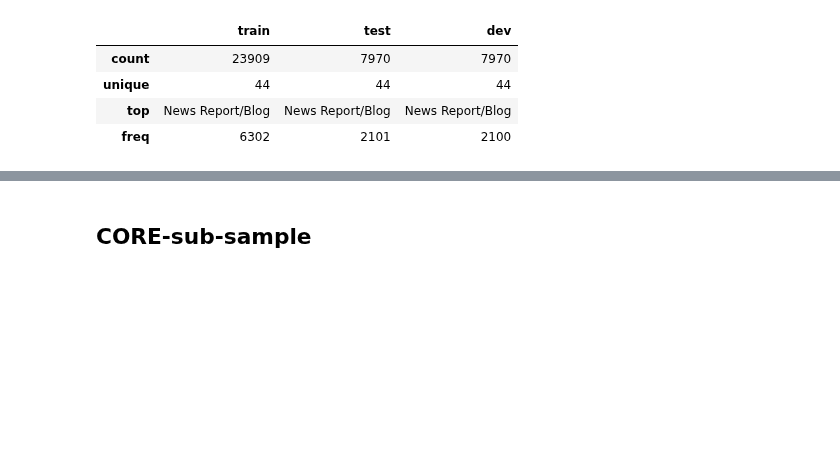
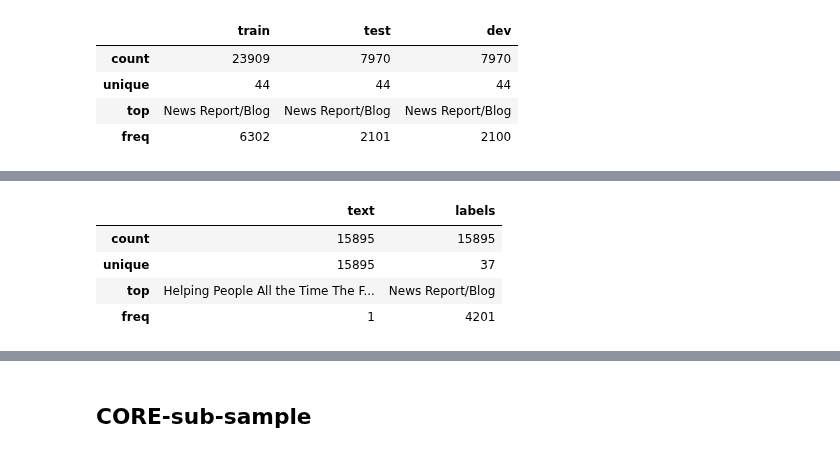
Before and after one commit to TajaKuzman/Genre-Datasets-Comparison, a Jupyter notebook: data-preparation-code/1-Data-Preparation-CORE.ipynb, the cells around one changed output, grey strips where cells are left out. Saved outputs shown, nothing was run; the diff lists cells and outputs as text; code cells hidden in the pictures; blank space fills up the shorter version.

```diff
--- a/data-preparation-code/1-Data-Preparation-CORE.ipynb
+++ b/data-preparation-code/1-Data-Preparation-CORE.ipynb
@@ -775,0 +849,8 @@ dev.to_csv("data/CORE-sub-dev.csv")
+# %%
+new_split_sub.describe()
+# %% [output]
+|  | text | labels |
+| count | 15895 | 15895 |
+| unique | 15895 | 37 |
+| top | Helping People All the Time The F... | News Report/Blog |
+| freq | 1 | 4201 |
```
Also changed, not shown: parts of 10 cells of this notebook, 12 other files.
